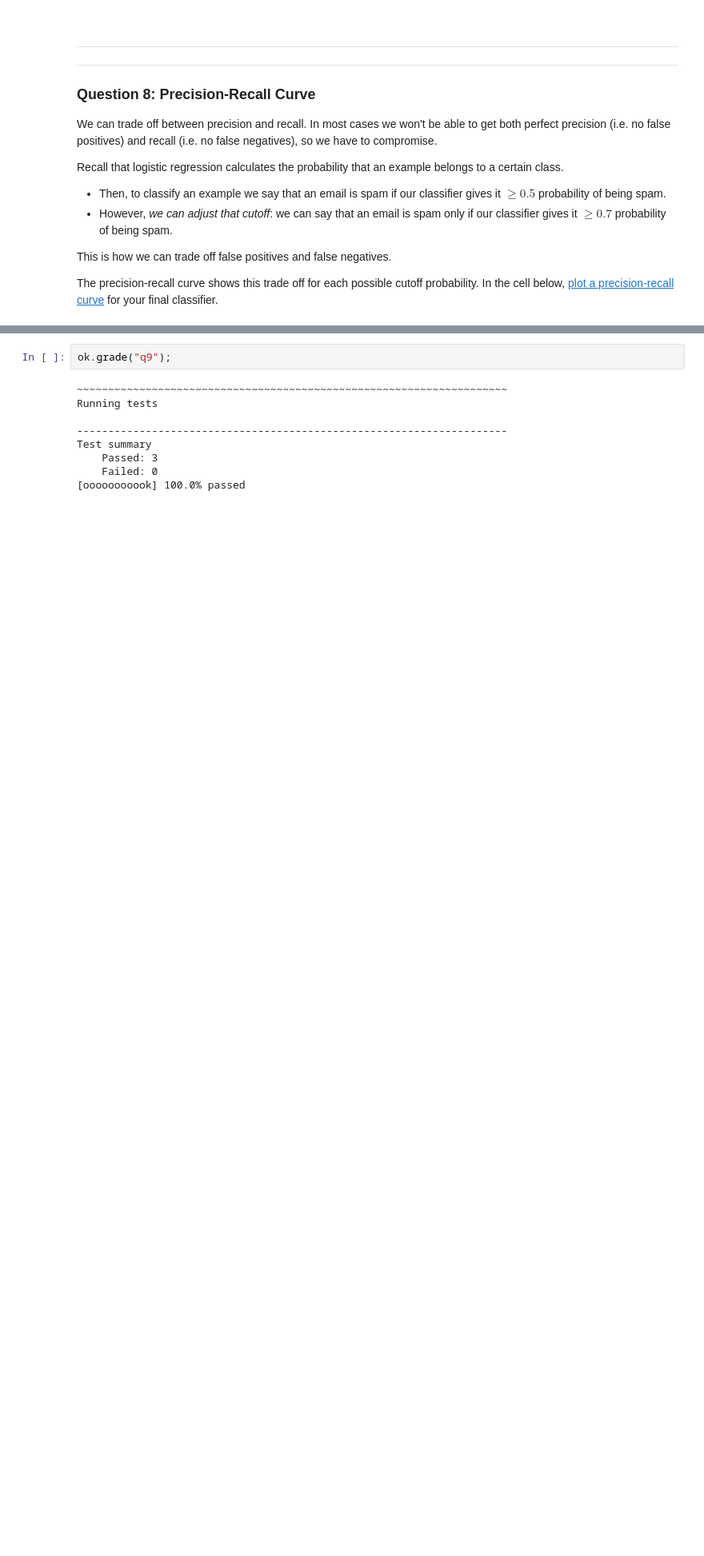
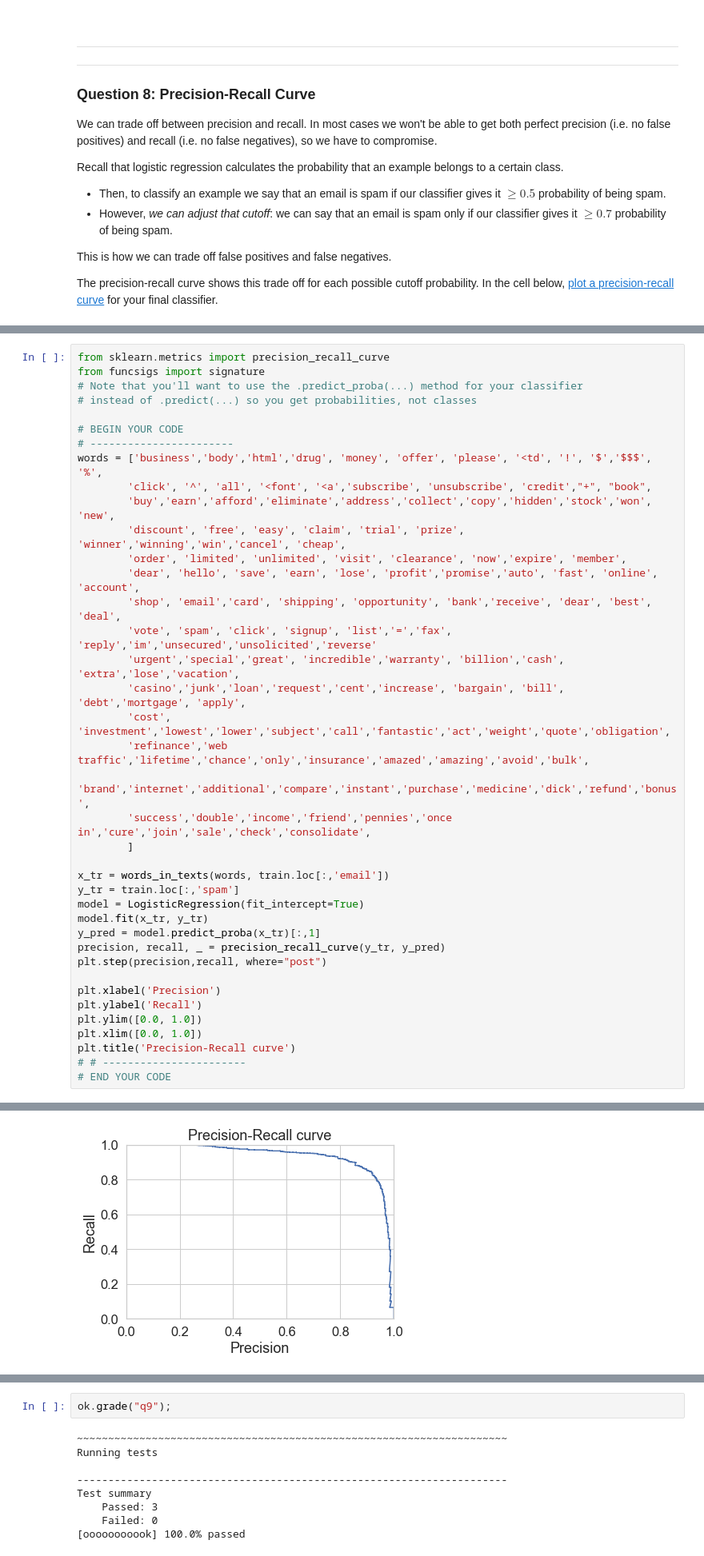
Before and after one commit to RyanKor/COSE471_COURSE_MATERIALS, a Jupyter notebook: assignment/proj1/proj1.ipynb, the cells around one changed output, grey strips where cells are left out. Shown at 80% size. Drawn from its saved outputs; the diff is of its cells as text; blank space fills up the shorter version.

```diff
--- a/assignment/proj1/proj1.ipynb
+++ b/assignment/proj1/proj1.ipynb
@@ -874,0 +845,40 @@ plt.title('Precision-Recall curve');
+# %%
+from sklearn.metrics import precision_recall_curve
+from funcsigs import signature
+# Note that you'll want to use the .predict_proba(...) method for your classifier
+# instead of .predict(...) so you get probabilities, not classes
+
+# BEGIN YOUR CODE
+# -----------------------
+words = ['business','body','html','drug', 'money', 'offer', 'please', '<td', '!', '$','$$$', '%',
+        'click', '^', 'all', '<font', '<a','subscribe', 'unsubscribe', 'credit',"+", "book",
+        'buy','earn','afford','eliminate','address','collect','copy','hidden','stock','won', 'new',
+        'discount', 'free', 'easy', 'claim', 'trial', 'prize', 'winner','winning','win','cancel', 'cheap',
+        'order', 'limited', 'unlimited', 'visit', 'clearance', 'now','expire', 'member',
+        'dear', 'hello', 'save', 'earn', 'lose', 'profit','promise','auto', 'fast', 'online', 'account',
+        'shop', 'email','card', 'shipping', 'opportunity', 'bank','receive', 'dear', 'best', 'deal',
+        'vote', 'spam', 'click', 'signup', 'list','=','fax', 'reply','im','unsecured','unsolicited','reverse'
+        'urgent','special','great', 'incredible','warranty', 'billion','cash', 'extra','lose','vacation',
+        'casino','junk','loan','request','cent','increase', 'bargain', 'bill', 'debt','mortgage', 'apply',
+        'cost', 'investment','lowest','lower','subject','call','fantastic','act','weight','quote','obligation',
+        'refinance','web traffic','lifetime','chance','only','insurance','amazed','amazing','avoid','bulk',
+        'brand','internet','additional','compare','instant','purchase','medicine','dick','refund','bonus',
+        'success','double','income','friend','pennies','once in','cure','join','sale','check','consolidate',
+        ]
+
+x_tr = words_in_texts(words, train.loc[:,'email'])
+y_tr = train.loc[:,'spam']
+model = LogisticRegression(fit_intercept=True)
+model.fit(x_tr, y_tr)
+y_pred = model.predict_proba(x_tr)[:,1]
+precision, recall, _ = precision_recall_curve(y_tr, y_pred)
+plt.step(precision,recall, where="post")
+
+plt.xlabel('Precision')
+plt.ylabel('Recall')
+plt.ylim([0.0, 1.0])
+plt.xlim([0.0, 1.0])
+plt.title('Precision-Recall curve')
+# # -----------------------
+# END YOUR CODE
+# %% [output]
@@ -875,3 +886,4 @@ plt.title('Precision-Recall curve');
+[figure, added]
 # %% [markdown]
 <br/><br/><br/>
 <hr style="border: 5px solid #990000;" />
```
Also changed, not shown: parts of 10 cells of this notebook, 27 other files.
